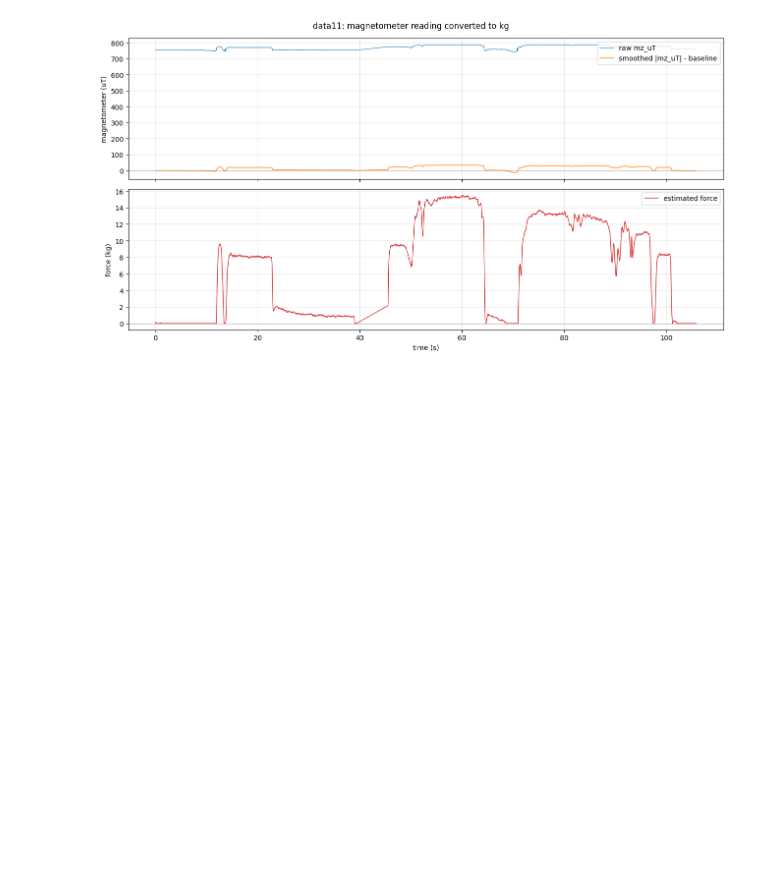
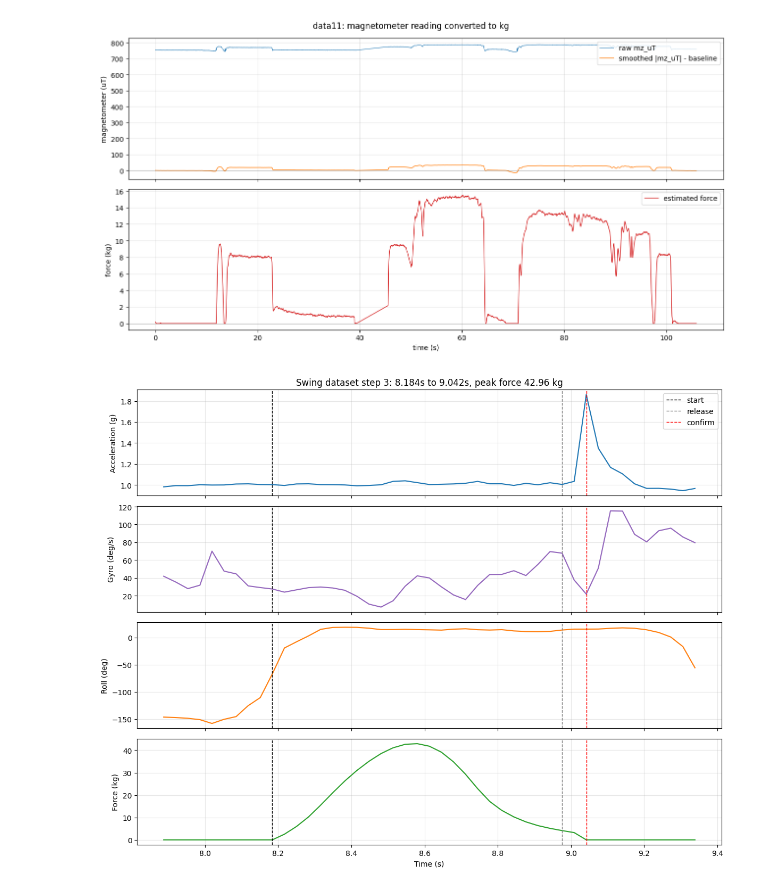
Before and after one commit to Hassan-Himaz/GM1-Crutch, a Jupyter notebook: Rig_tests_and_analysis/hassan_test_analysis.ipynb, the cells around one changed output. Saved outputs shown, nothing was run; the diff lists cells and outputs as text; code cells hidden in the pictures; blank space fills up the shorter version.

```diff
--- a/Rig_tests_and_analysis/hassan_test_analysis.ipynb
+++ b/Rig_tests_and_analysis/hassan_test_analysis.ipynb
@@ -606,3 +647,51 @@ max_r_diff_mm                                                   0.330937
 max_force_direct_kg                                            15.481781
 Name: magnetometer-force summary, dtype: object
 [figure]
+# %%
+# Plot one accepted step from the swing dataset: acceleration, gyro, roll, and force.
+detected_df, events_df, csv_path, startup_b0 = analyze_dataset("swing")
+
+event_idx = 3
+event = events_df.loc[event_idx]
+
+pad_s = 0.30
+start_s = event["start_s"]
+release_s = event["release_s"]
+confirm_s = event["confirm_s"]
+window = detected_df[
+    (detected_df["time_s"] >= start_s - pad_s)
+    & (detected_df["time_s"] <= confirm_s + pad_s)
+].copy()
+
+fig, axes = plt.subplots(4, 1, figsize=(12, 9.5), sharex=True)
+
+axes[0].plot(window["time_s"], window["accel_mag_g"], color="tab:blue")
+axes[0].set_ylabel("Acceleration (g)")
+
+axes[1].plot(window["time_s"], window["gyro_mag_dps"], color="tab:purple")
+axes[1].set_ylabel("Gyro (deg/s)")
+
+axes[2].plot(window["time_s"], window["roll_deg"], color="tab:orange")
+axes[2].set_ylabel("Roll (deg)")
+
+axes[3].plot(window["time_s"], window["force_kg"], color="tab:green")
+axes[3].set_ylabel("Force (kg)")
+axes[3].set_xlabel("Time (s)")
+
+for ax in axes:
+    ax.axvline(start_s, color="black", linestyle="--", linewidth=1, label="start")
+    ax.axvline(release_s, color="gray", linestyle="--", linewidth=1, label="release")
+    ax.axvline(confirm_s, color="red", linestyle="--", linewidth=1, label="confirm")
+    ax.grid(True, alpha=0.3)
+
+axes[0].set_title(
+    f"Swing dataset step {event_idx}: "
+    f"{start_s:.3f}s to {confirm_s:.3f}s, "
+    f"peak force {event['peak_force_kg']:.2f} kg"
+)
+
+axes[0].legend(loc="upper right")
+plt.tight_layout()
+plt.show()
+# %% [output]
+[figure, added]
```
Also changed, not shown: parts of 1 cell of this notebook, 5 other files.
